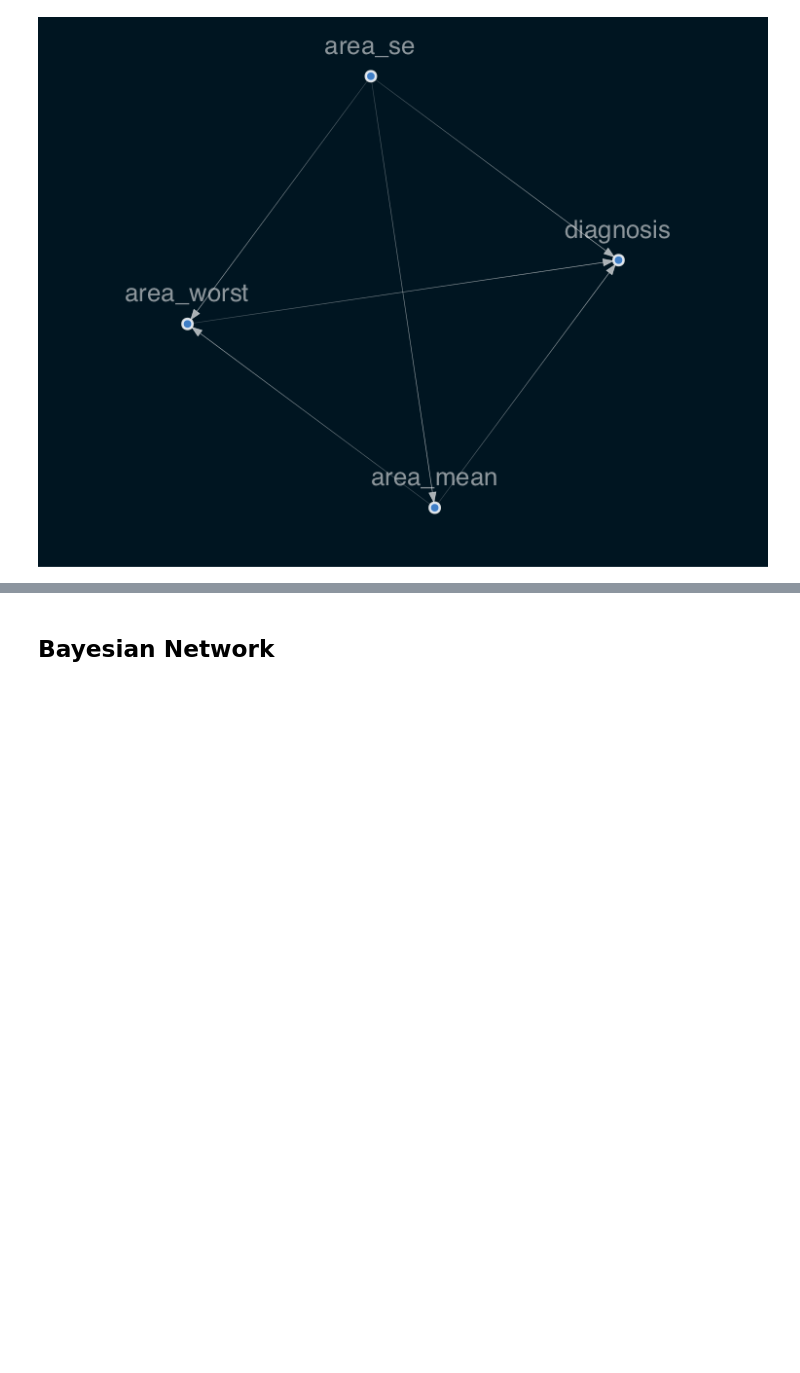
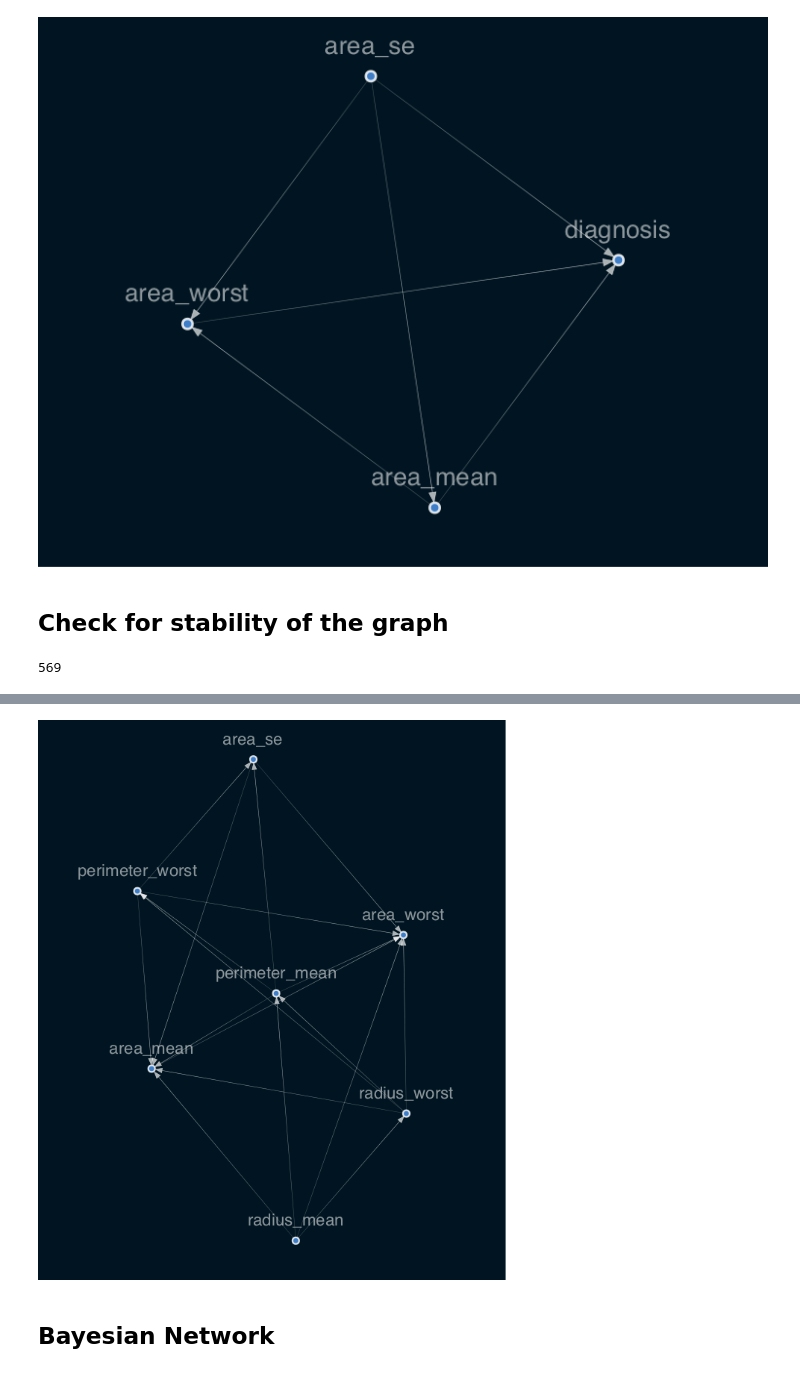
Before and after one commit to 10-Academy-quad-squad/casual-graph, a Jupyter notebook: notebooks/3. CausalLearning.ipynb, the cells around one changed output, grey strips where cells are left out. Drawn from its saved outputs; the diff is of its cells as text; code cells hidden in the pictures; blank space fills up the shorter version.

Commit message:
feat: add graph with increasing percentage of data

```diff
--- a/notebooks/3. CausalLearning.ipynb
+++ b/notebooks/3. CausalLearning.ipynb
@@ -217,3 +217,21 @@ edge_list
 vs.vis_sm(blanket.structure)
 # %% [output]
 [figure]
+# %% [markdown]
+## Check for stability of the graph
+# %%
+x_selected.shape[0]
+# %% [output]
+569
+# %%
+portion = int(x_selected.shape[0] / 2)
+x_portion = x_selected.head(portion)
+# %%
+%%time
+sm = from_pandas_lasso(x_portion,
+                       tabu_parent_nodes=['diagnosis'],
+                       w_threshold=0.3,
+                       beta=0.8)
+sm = sm.get_largest_subgraph()
+vs.vis_sm(sm)
+# %% [output]
@@ -219,0 +240 @@ vs.vis_sm(blanket.structure)
+[figure, added]
```
Also changed, not shown: parts of 7 cells of this notebook, 1 other file.
